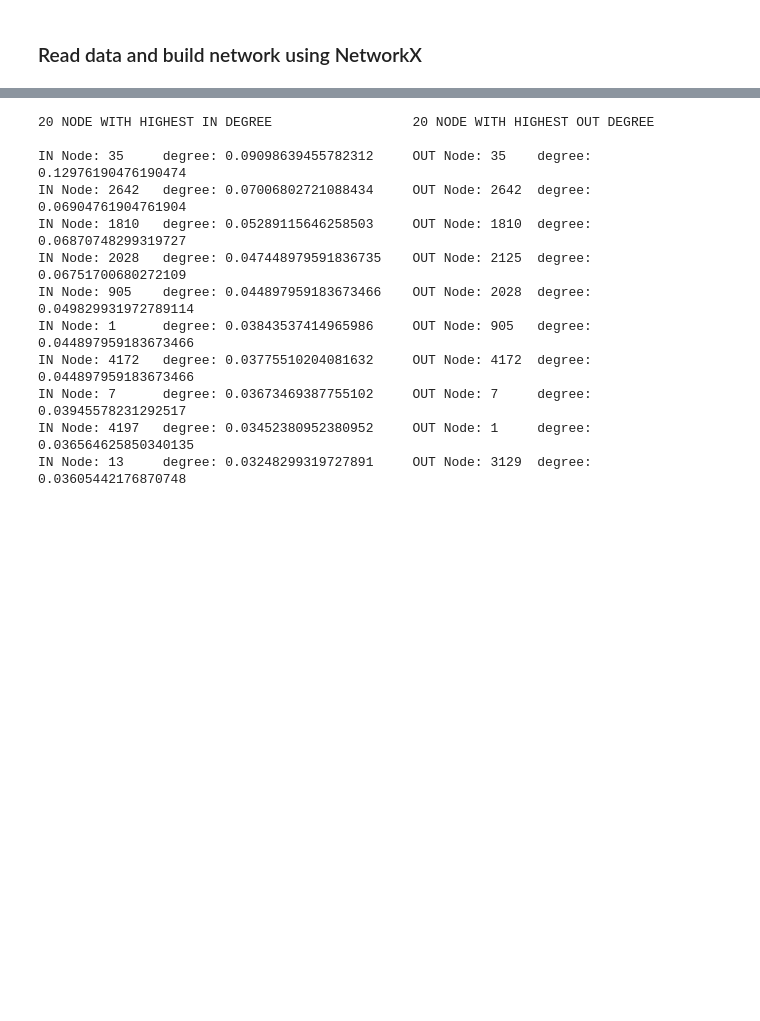
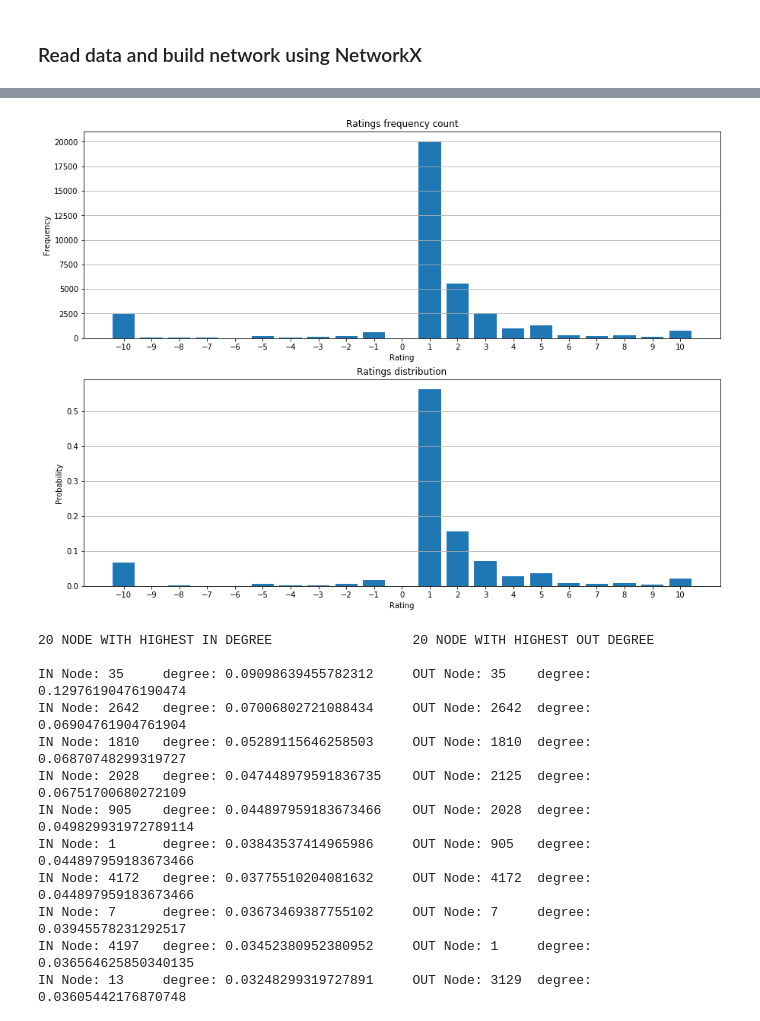
Before and after one commit to LukaszNiewinski/Network-Science, a Jupyter notebook: directed_network.ipynb, the cells around one changed output, grey strips where cells are left out. Saved outputs shown, nothing was run; the diff lists cells and outputs as text; code cells hidden in the pictures; blank space fills up the shorter version.

Commit message:
Added ratings count and distribution

```diff
--- a/directed_network.ipynb
+++ b/directed_network.ipynb
@@ -52,0 +64,4 @@ Number of edges: 35592
+# %%
+counts = data.groupby(['Rating']).size().reset_index(name='Frequency')
+counts['Probability'] = counts['Frequency'] / counts['Frequency'].sum()
+counts
@@ -53,3 +86,38 @@ Number of edges: 35592
+# %%
+fig = plt.figure()
+fig.set_size_inches(15.0, 11.0)
+
+bins = np.linspace(-10,10,21)
+
+# Ratings frequency (count for each rating).
+ax = plt.subplot(2, 1, 1)
+
+plt.bar(counts['Rating'], counts['Frequency'])
+
+plt.title('Ratings frequency count')
+plt.xlabel('Rating')
+plt.ylabel('Frequency')
+
+ax.xaxis.set_ticks(bins)
+
+plt.grid(True, axis='y')
+
+# Ratings probability (distribution).
+ax = plt.subplot(2, 1, 2)
+
+plt.bar(counts['Rating'], counts['Probability'])
+
+plt.title('Ratings distribution')
+plt.xlabel('Rating')
+plt.ylabel('Probability')
+
+ax.xaxis.set_ticks(bins)
+
+plt.grid(True, axis='y')
+
+plt.show()
+# %% [output]
+[figure, added]
 # %%
 # convert dictionary into list of tuples
 in_degree_list = [(k, v) for k, v in nx.in_degree_centrality(g_bitcoin_otc).items()]
```
Also changed, not shown: parts of 8 cells of this notebook, 1 other file.
